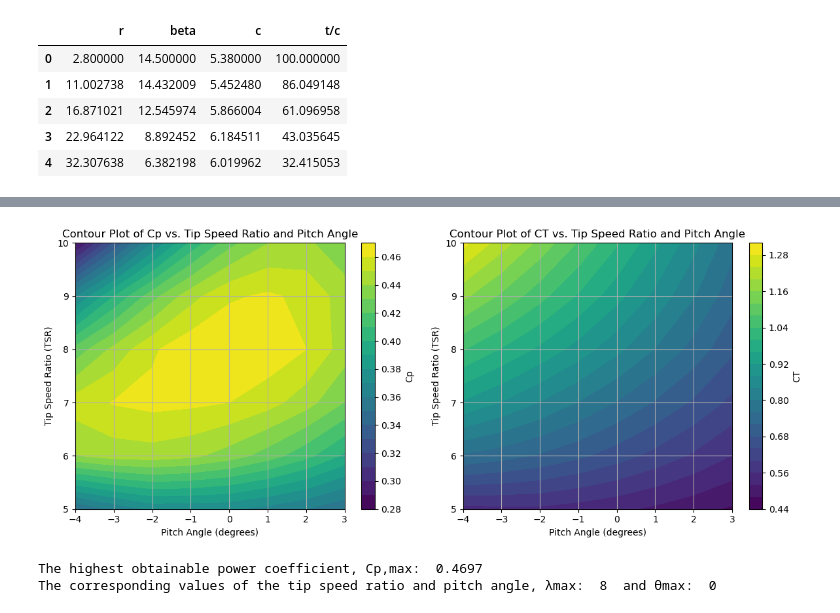
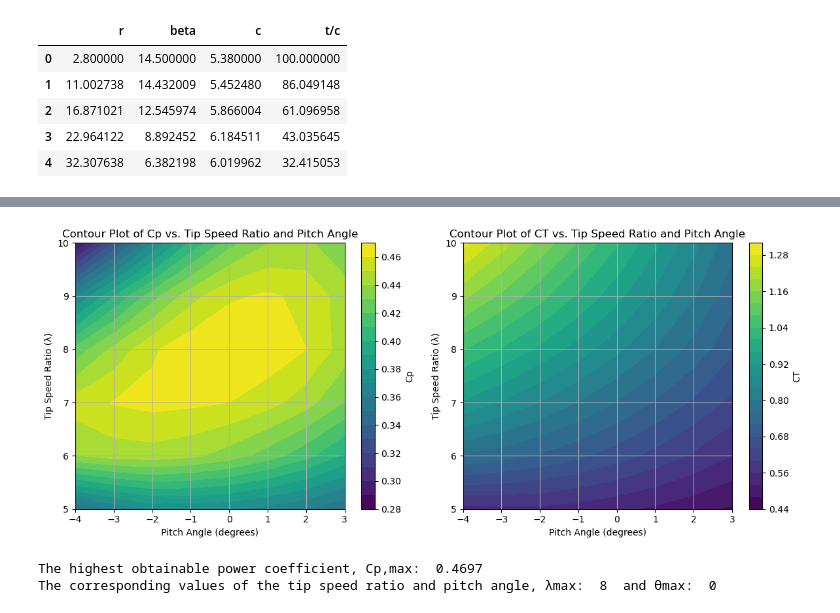
Before and after one commit to AsmusWE/46300_Ass_1, a Jupyter notebook: A1.ipynb, the cells around one changed output, grey strips where cells are left out. Drawn from its saved outputs; the diff is of its cells as text; code cells hidden in the pictures.

```diff
--- a/A1.ipynb
+++ b/A1.ipynb
@@ -207,29 +207,29 @@ for j, tsr in enumerate(tip_speed_ratio):
 # %%
 # Create subplots
 fig, axs = plt.subplots(1, 2, figsize=(12, 5))
 
 # Contour plot for Cp
 X, Y = np.meshgrid(theta_p, tip_speed_ratio)
 contour1 = axs[0].contourf(X, Y, C_P, levels=20, cmap='viridis')
 fig.colorbar(contour1, ax=axs[0], label='Cp')
 axs[0].set_title('Contour Plot of Cp vs. Tip Speed Ratio and Pitch Angle')
 axs[0].set_xlabel('Pitch Angle (degrees)')
-axs[0].set_ylabel('Tip Speed Ratio (TSR)')
+axs[0].set_ylabel('Tip Speed Ratio (λ)')
 axs[0].grid()
 
 # Contour plot for CT
 contour2 = axs[1].contourf(X, Y, C_T, levels=20, cmap='viridis')
 fig.colorbar(contour2, ax=axs[1], label='CT')
 axs[1].set_title('Contour Plot of CT vs. Tip Speed Ratio and Pitch Angle')
 axs[1].set_xlabel('Pitch Angle (degrees)')
-axs[1].set_ylabel('Tip Speed Ratio (TSR)')
+axs[1].set_ylabel('Tip Speed Ratio (λ)')
 axs[1].grid()
 
 # Adjust layout
 plt.tight_layout()
 plt.show()
 # %% [output]
-[figure, old version]
+[figure, new version]
 # %%
 ind = np.unravel_index(np.argmax(C_P, axis=None), C_P.shape)
 C_P_max = C_P[ind]
```
Also changed, not shown: parts of 4 cells of this notebook.
